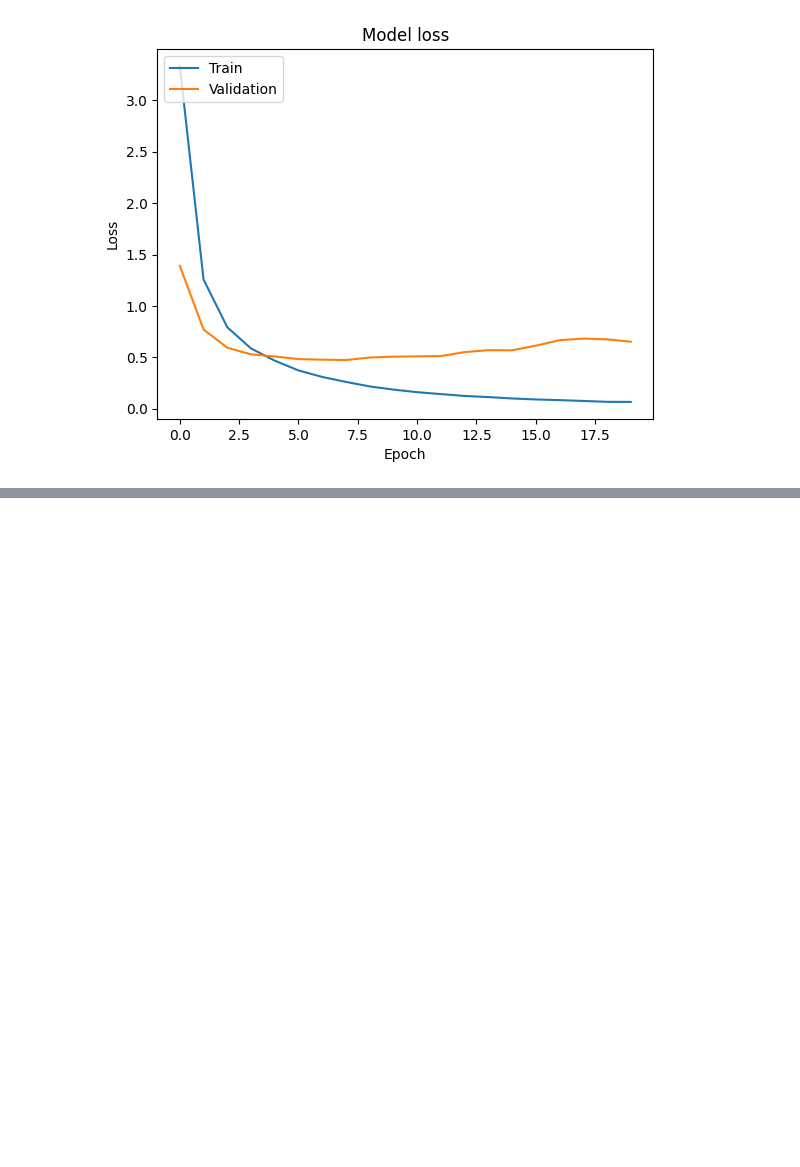
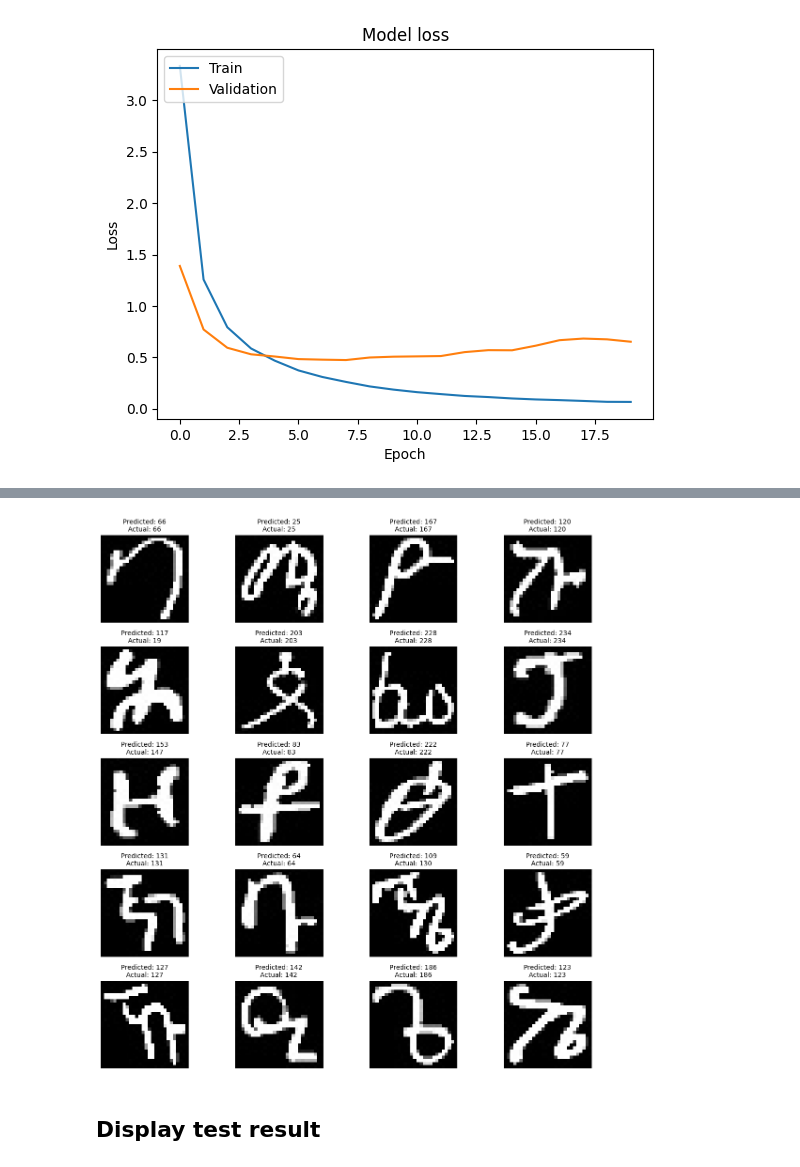
Before and after one commit to wubeshetA/HahuNet, a Jupyter notebook: src/HahuNet.ipynb, the cells around one changed output, grey strips where cells are left out. Cells and saved outputs as stored; diff of their text form; code cells hidden in the pictures; blank space fills up the shorter version.

```diff
--- a/src/HahuNet.ipynb
+++ b/src/HahuNet.ipynb
@@ -291,0 +364,5 @@ with open('/content/hahunet_model_1.pkl', 'wb') as file:
+# %%
+
+# Save the trained model to a pickle file
+with open('/content/hahunet_model_2.pkl', 'wb') as file:
+    pickle.dump(model2, file)
@@ -291,0 +397,3 @@ with open('/content/hahunet_model_1.pkl', 'wb') as file:
+# %%
+with open('/content/hahunet_model_1.pkl', 'rb') as file:
+    model1 = pickle.load(file)
@@ -291,0 +440,33 @@ with open('/content/hahunet_model_1.pkl', 'wb') as file:
+# %%
+import matplotlib.pyplot as plt
+
+def predict_and_visualize(model, X_test, Y_test, num_samples=None):
+    # Reshape the input data to match the model's input shape
+    X_test_reshaped = X_test.reshape(-1, 28, 28, 1)
+
+    if num_samples is not None:
+        # Select the first num_samples samples for prediction and visualization
+        X_test_reshaped = X_test_reshaped[:num_samples]
+        Y_test = Y_test[:num_samples]
+
+    # Perform prediction
+    predictions = model.model.predict(X_test_reshaped)
+
+    # Get the predicted class for each sample
+    predicted_classes = predictions.argmax(axis=1)
+
+    # Get the actual class for each sample
+    actual_classes = Y_test.argmax(axis=1)
+
+    # Visualize predicted and actual labels with images
+    fig, axes = plt.subplots(5, 4, figsize=(12, 12))
+    axes = axes.flatten()
+
+    for i in range(len(predicted_classes)):
+        ax = axes[i]
+        ax.imshow(X_test_reshaped[i].reshape(28, 28), cmap='gray')
+        ax.set_title(f"Predicted: {predicted_classes[i]}\nActual: {actual_classes[i]}", fontsize=10)
+        ax.axis('off')
+
+    plt.tight_layout()
+    plt.show()
@@ -291,0 +476,3 @@ with open('/content/hahunet_model_1.pkl', 'wb') as file:
+# %%
+predict_and_visualize(model1, X_test, Y_test, num_samples=20)
+# %% [output]
@@ -291,0 +480,3 @@ with open('/content/hahunet_model_1.pkl', 'wb') as file:
+[figure, added]
+# %% [markdown]
+## Display test result
```
Also changed, not shown: parts of 48 cells of this notebook.
